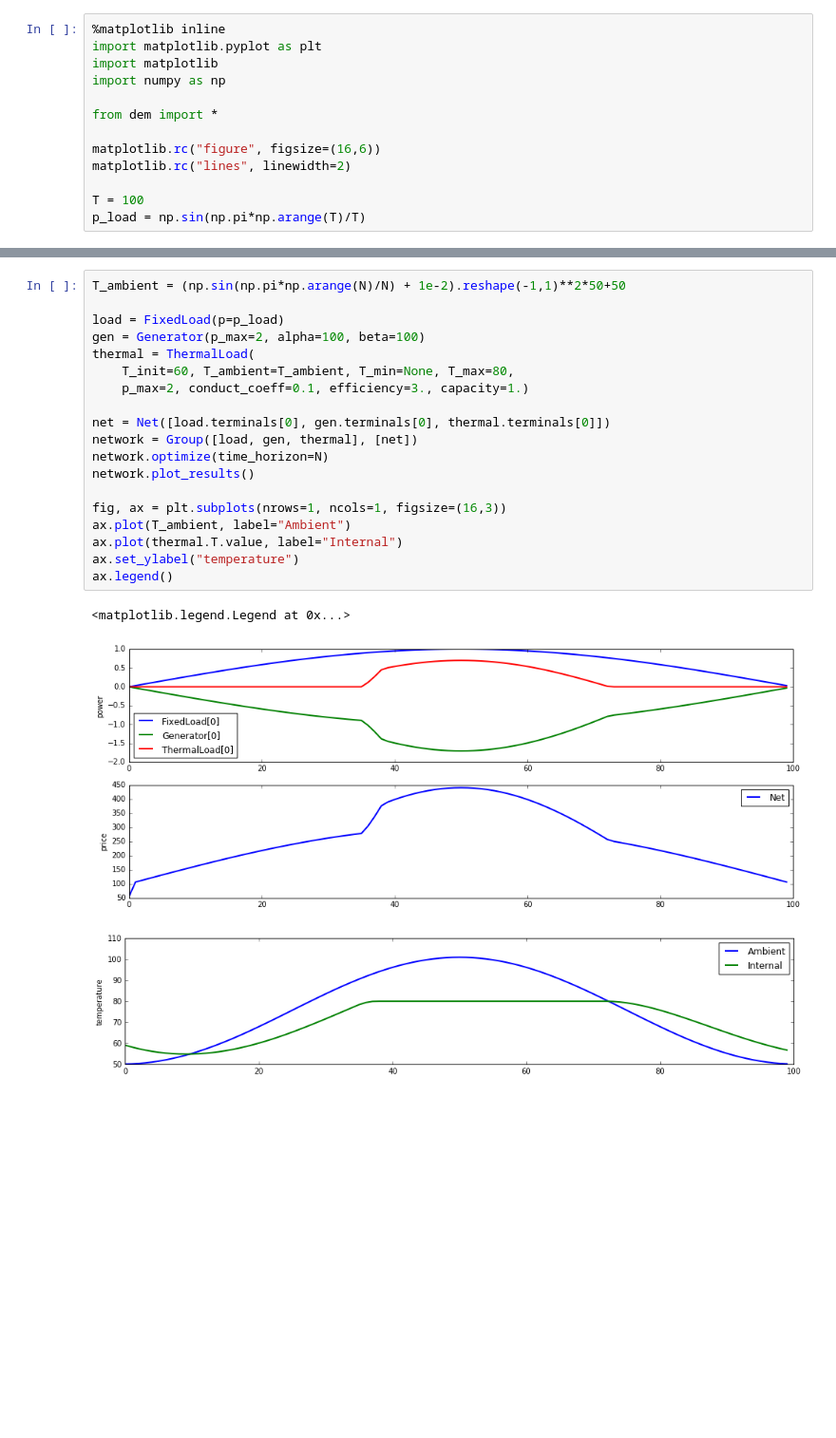
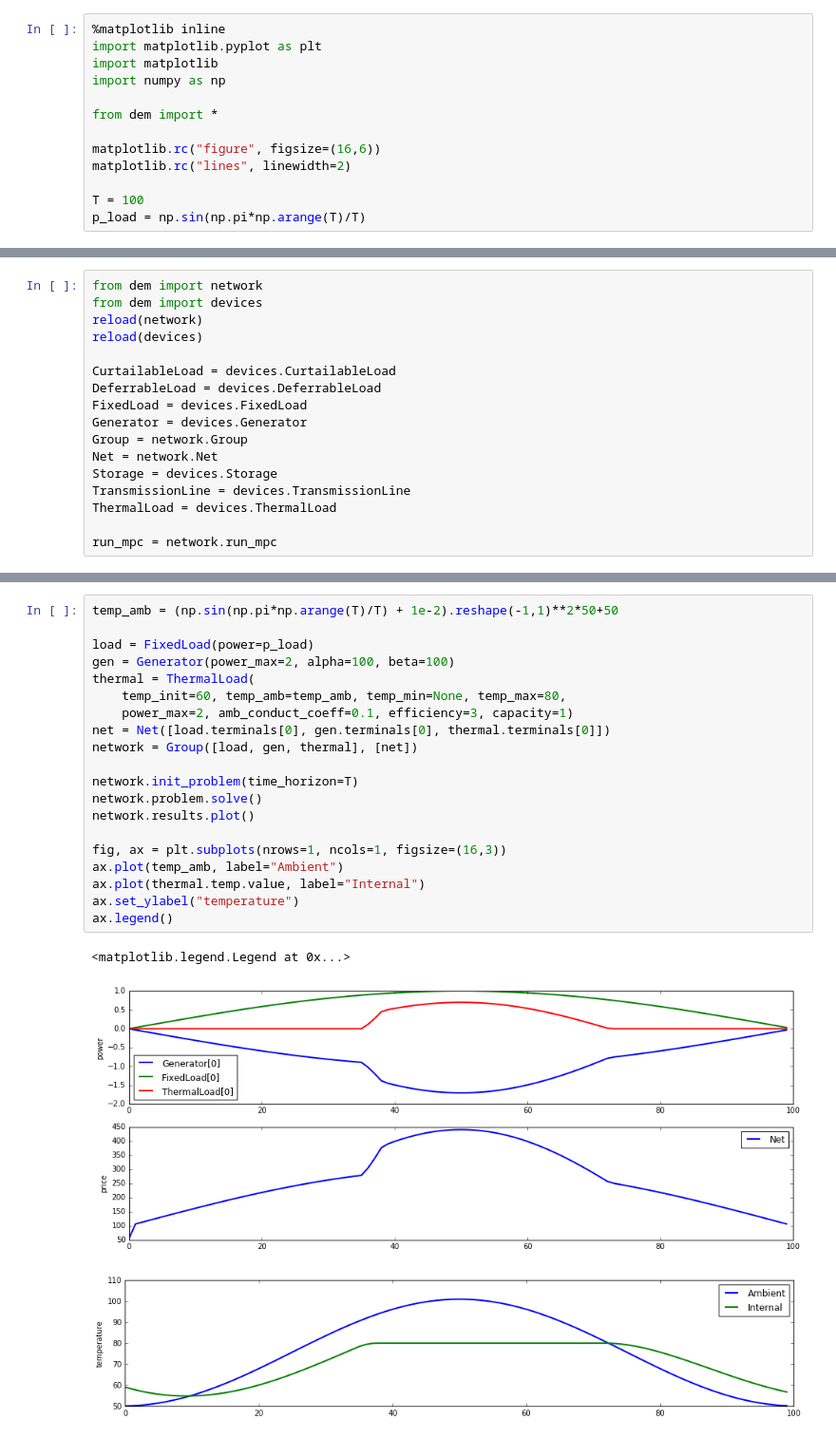
Before and after one commit to cvxgrp/cvxpower, a Jupyter notebook: notebooks/dynamic.ipynb, the cells around one changed output, grey strips where cells are left out. Shown at 95% size. Cells and saved outputs as stored; diff of their text form; blank space fills up the shorter version.

```diff
--- a/notebooks/dynamic.ipynb
+++ b/notebooks/dynamic.ipynb
@@ -18 +18,18 @@ p_load = np.sin(np.pi*np.arange(T)/T)
+# %%
+from dem import network
+from dem import devices
+reload(network)
+reload(devices)
+
+CurtailableLoad = devices.CurtailableLoad
+DeferrableLoad = devices.DeferrableLoad
+FixedLoad = devices.FixedLoad
+Generator = devices.Generator
+Group = network.Group
+Net = network.Net
+Storage = devices.Storage
+TransmissionLine = devices.TransmissionLine
+ThermalLoad = devices.ThermalLoad
+
+run_mpc = network.run_mpc
 # %% [markdown]
@@ -80,23 +88,24 @@ array([<matplotlib.axes._subplots.AxesSubplot object at 0x...>,
 # %%
-T_ambient = (np.sin(np.pi*np.arange(N)/N) + 1e-2).reshape(-1,1)**2*50+50
+temp_amb = (np.sin(np.pi*np.arange(T)/T) + 1e-2).reshape(-1,1)**2*50+50
 
-load = FixedLoad(p=p_load)
-gen = Generator(p_max=2, alpha=100, beta=100)
+load = FixedLoad(power=p_load)
+gen = Generator(power_max=2, alpha=100, beta=100)
 thermal = ThermalLoad(
-    T_init=60, T_ambient=T_ambient, T_min=None, T_max=80,
-    p_max=2, conduct_coeff=0.1, efficiency=3., capacity=1.)
-
+    temp_init=60, temp_amb=temp_amb, temp_min=None, temp_max=80,
+    power_max=2, amb_conduct_coeff=0.1, efficiency=3, capacity=1)
 net = Net([load.terminals[0], gen.terminals[0], thermal.terminals[0]])
 network = Group([load, gen, thermal], [net])
-network.optimize(time_horizon=N)
-network.plot_results()
+
+network.init_problem(time_horizon=T)
+network.problem.solve()
+network.results.plot()
 
 fig, ax = plt.subplots(nrows=1, ncols=1, figsize=(16,3))
-ax.plot(T_ambient, label="Ambient")
-ax.plot(thermal.T.value, label="Internal")
+ax.plot(temp_amb, label="Ambient")
+ax.plot(thermal.temp.value, label="Internal")
 ax.set_ylabel("temperature")
 ax.legend()
 # %% [output]
 <matplotlib.legend.Legend at 0x...>
-[figure, old version]
+[figure, new version]
 [figure]
```
Also changed, not shown: parts of 9 cells of this notebook, 22 other files.
